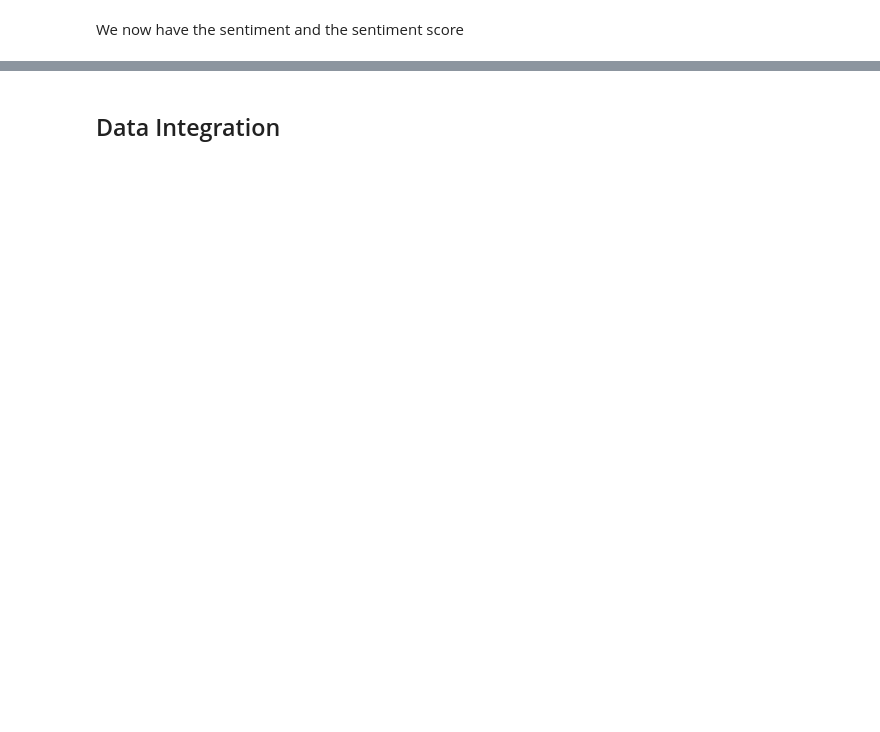
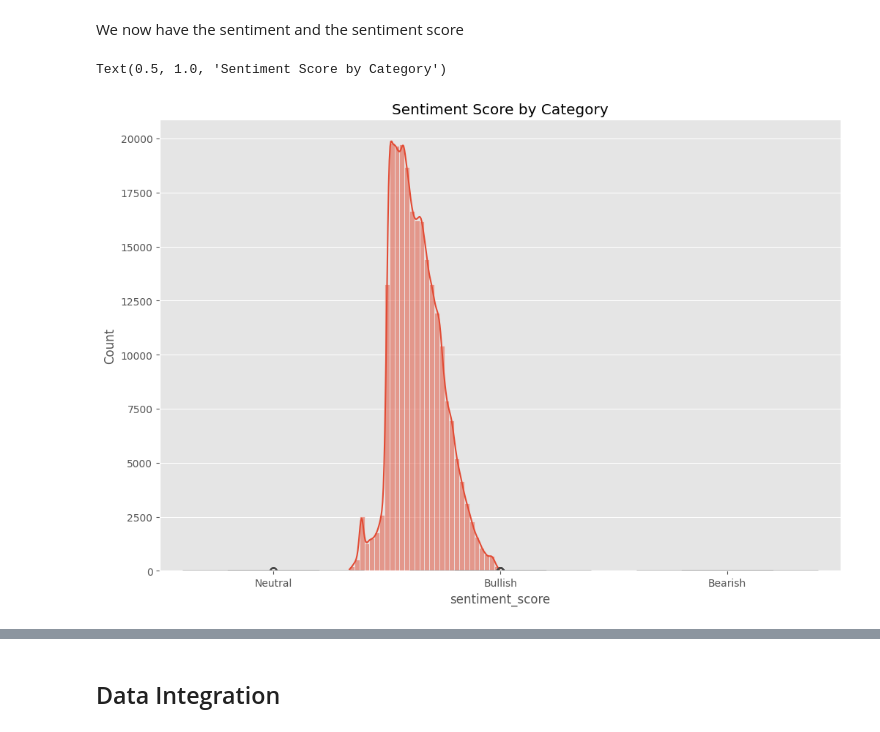
Before and after one commit to Fizryfu/Capstone, a Jupyter notebook: Capstone Project/Capstone_Project.ipynb, the cells around one changed output, grey strips where cells are left out. Drawn from its saved outputs; the diff is of its cells as text; code cells hidden in the pictures; blank space fills up the shorter version.

Commit message:
added more visualisations

```diff
--- a/Capstone Project/Capstone_Project.ipynb
+++ b/Capstone Project/Capstone_Project.ipynb
@@ -293,0 +281,9 @@ df.head()
+# %%
+# Ensure 'date_clean' is in datetime format
+df['date_clean'] = pd.to_datetime(df['date_clean'])
+
+# Sort the DataFrame by date
+df = df.sort_values(by='date_clean').reset_index(drop=True)
+
+# Optional: Preview the first few rows
+df.head()
@@ -294,2 +297,11 @@ df.head()
 # %% [markdown]
 We now have the sentiment and the sentiment score
+# %%
+sns.histplot(df['sentiment_score'], bins=30, kde=True)
+plt.title('Sentiment Score Distribution')
+
+sns.boxplot(x='sentiment', y='sentiment_score', data=df)
+plt.title('Sentiment Score by Category')
+# %% [output]
+Text(0.5, 1.0, 'Sentiment Score by Category')
+[figure, added]
```
Also changed, not shown: parts of 15 cells of this notebook.
